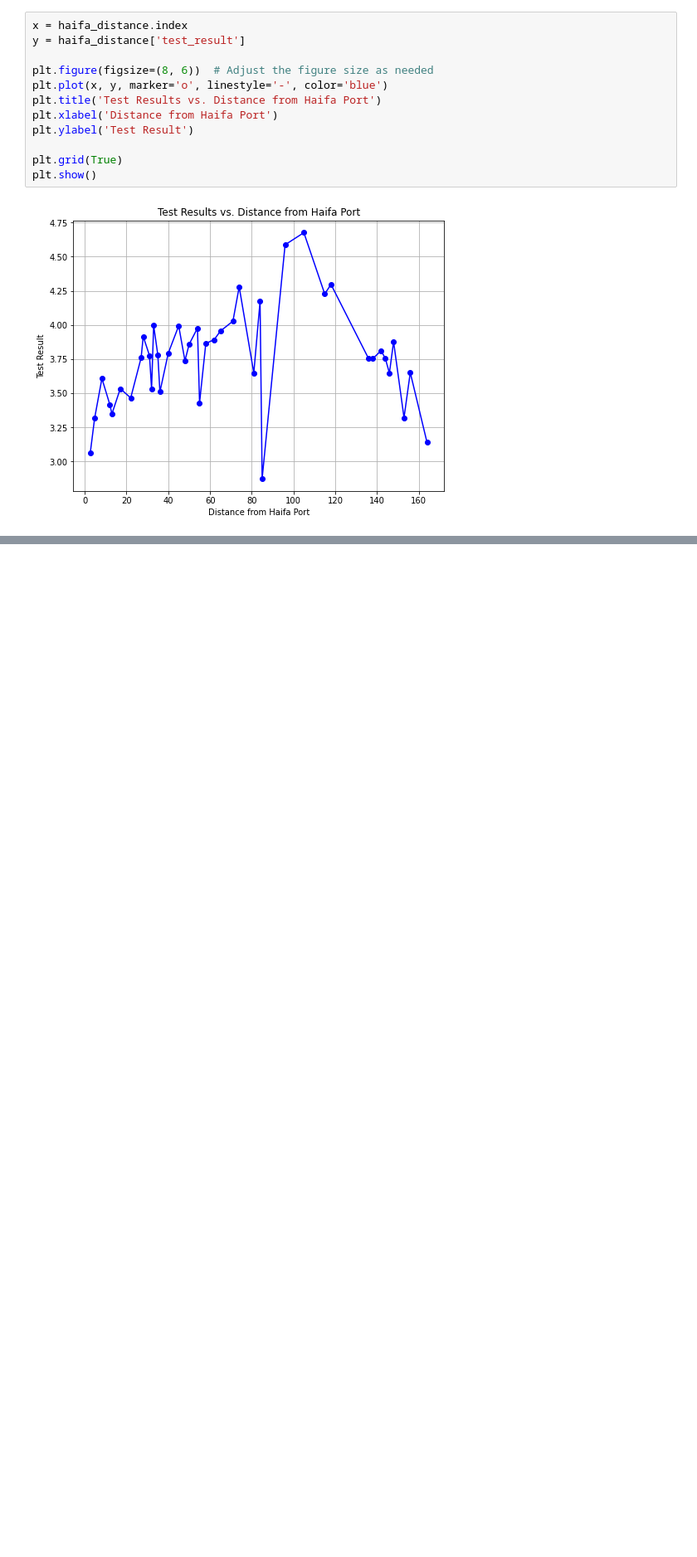
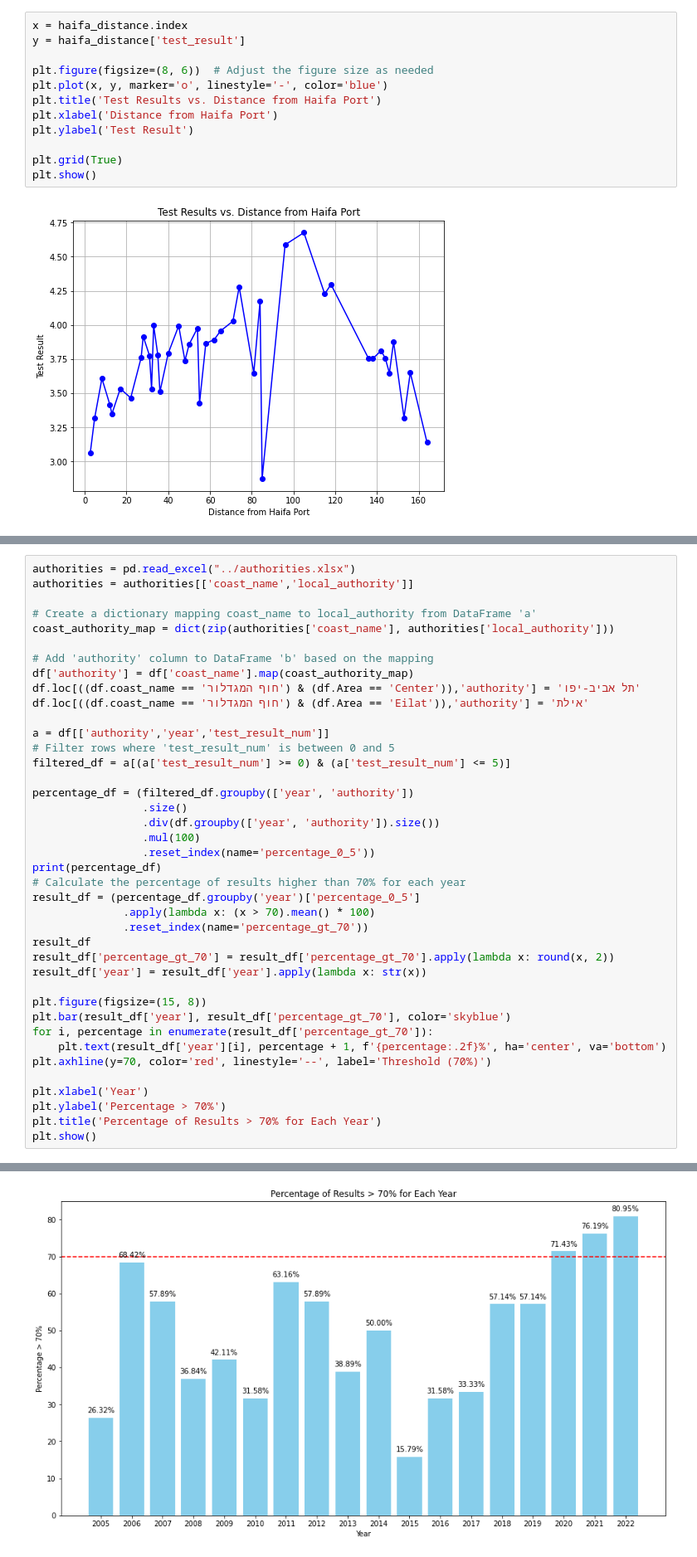
Before and after one commit to LiaCohn/clean-coasts, a Jupyter notebook: graphs/graphs.ipynb, the cells around one changed output, grey strips where cells are left out. Shown at 83% size. Cells and saved outputs as stored; diff of their text form; blank space fills up the shorter version.

```diff
--- a/graphs/graphs.ipynb
+++ b/graphs/graphs.ipynb
@@ -37,0 +69,41 @@ plt.show()
+# %%
+authorities = pd.read_excel("../authorities.xlsx")
+authorities = authorities[['coast_name','local_authority']]
+
+# Create a dictionary mapping coast_name to local_authority from DataFrame 'a'
+coast_authority_map = dict(zip(authorities['coast_name'], authorities['local_authority']))
+
+# Add 'authority' column to DataFrame 'b' based on the mapping
+df['authority'] = df['coast_name'].map(coast_authority_map)
+df.loc[((df.coast_name == 'חוף המגדלור') & (df.Area == 'Center')),'authority'] = 'תל אביב-יפו'
+df.loc[((df.coast_name == 'חוף המגדלור') & (df.Area == 'Eilat')),'authority'] = 'אילת'
+
+a = df[['authority','year','test_result_num']]
+# Filter rows where 'test_result_num' is between 0 and 5
+filtered_df = a[(a['test_result_num'] >= 0) & (a['test_result_num'] <= 5)]
+
+percentage_df = (filtered_df.groupby(['year', 'authority'])
+                 .size()
+                 .div(df.groupby(['year', 'authority']).size())
+                 .mul(100)
+                 .reset_index(name='percentage_0_5'))
+print(percentage_df)
+# Calculate the percentage of results higher than 70% for each year
+result_df = (percentage_df.groupby('year')['percentage_0_5']
+              .apply(lambda x: (x > 70).mean() * 100)
+              .reset_index(name='percentage_gt_70'))
+result_df
+result_df['percentage_gt_70'] = result_df['percentage_gt_70'].apply(lambda x: round(x, 2))
+result_df['year'] = result_df['year'].apply(lambda x: str(x))
+
+plt.figure(figsize=(15, 8))
+plt.bar(result_df['year'], result_df['percentage_gt_70'], color='skyblue')
+for i, percentage in enumerate(result_df['percentage_gt_70']):
+    plt.text(result_df['year'][i], percentage + 1, f'{percentage:.2f}%', ha='center', va='bottom')
+plt.axhline(y=70, color='red', linestyle='--', label='Threshold (70%)')
+
+plt.xlabel('Year')
+plt.ylabel('Percentage > 70%')
+plt.title('Percentage of Results > 70% for Each Year')
+plt.show()
+# %% [output]
@@ -37,0 +124 @@ plt.show()
+[figure, added]
```
Also changed, not shown: parts of 2 cells of this notebook, 9 other files.
